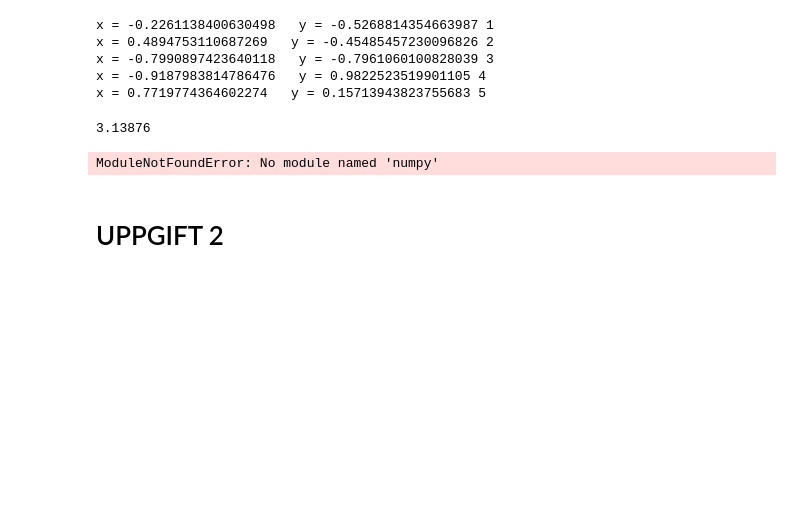
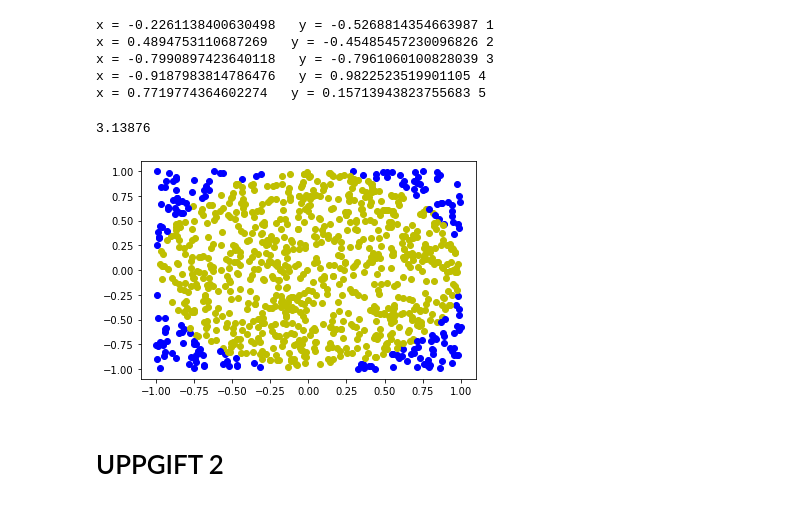
Before and after one commit to Chackwalla/Paulin_Utkham_TE19D, a Jupyter notebook: python/labborationer/labb1.ipynb, the cells around one changed output. Drawn from its saved outputs; the diff is of its cells as text; code cells hidden in the pictures; blank space fills up the shorter version.

```diff
--- a/python/labborationer/labb1.ipynb
+++ b/python/labborationer/labb1.ipynb
@@ -81,25 +81,25 @@ print(k) # desto mer punkter man simulerar, ju närmare kommer man pi
 # %%
 # G)
 import random
 import numpy as np
 import matplotlib.pyplot as plt
 
 inne = 0
-for i in range(10000): # How many dots that'll be simulated
+for i in range(1000): # How many dots that'll be simulated
     x=random.uniform(-1,1)
     y=random.uniform(-1,1)
 
     avstånd=np.sqrt(x**2+y**2) # max avståndet en punkt innanför cirkeln kan vara
 
     if avstånd < 1: # if the distance is less than one, then the dot is inside the cercle
         inne += 1
         plt.plot(x,y,'yo')
     else:
         plt.plot(x,y,'bo')
 
 plt.show()
 # %% [output]
-ModuleNotFoundError: No module named 'numpy'
+[figure, added]
 # %% [markdown]
 # UPPGIFT 2
 # %%
```
